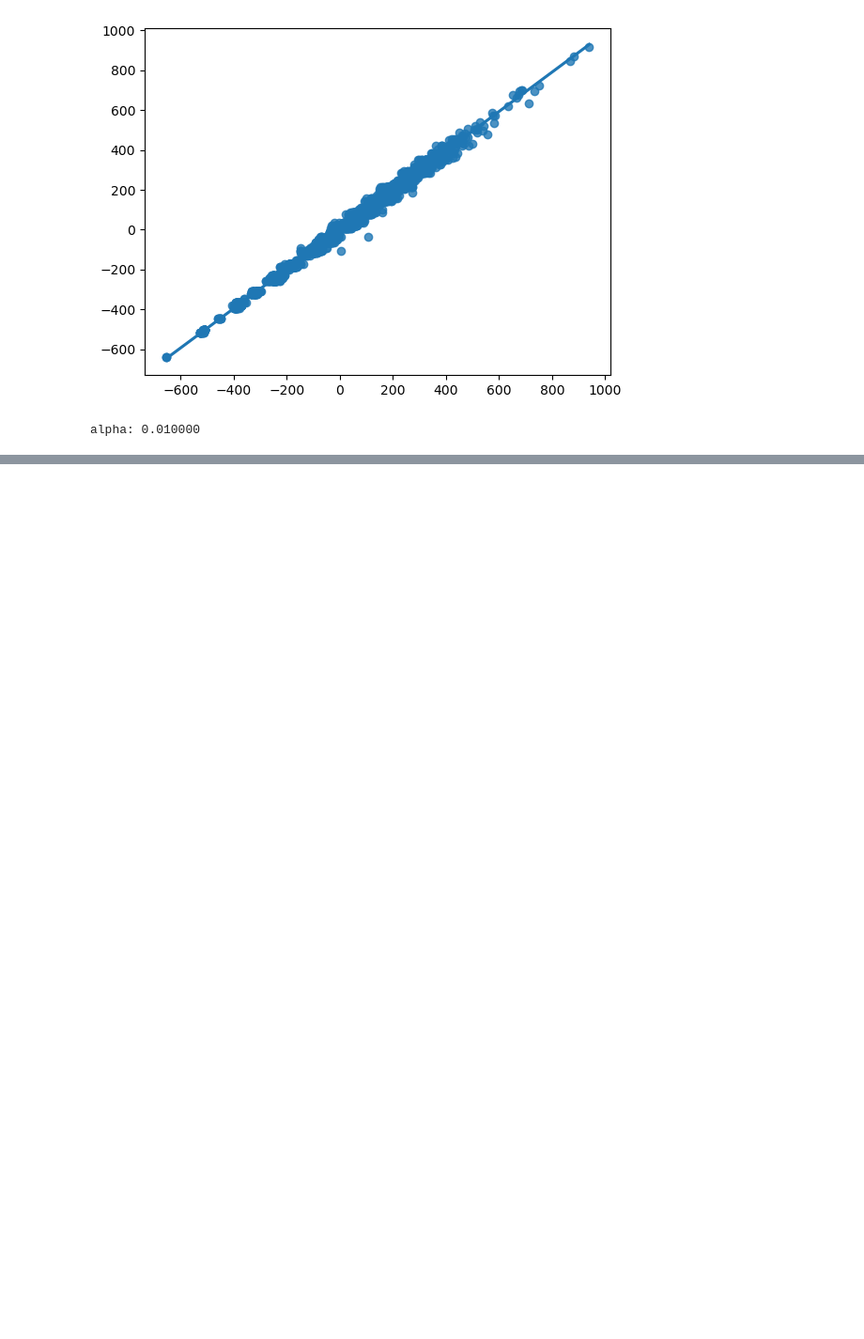
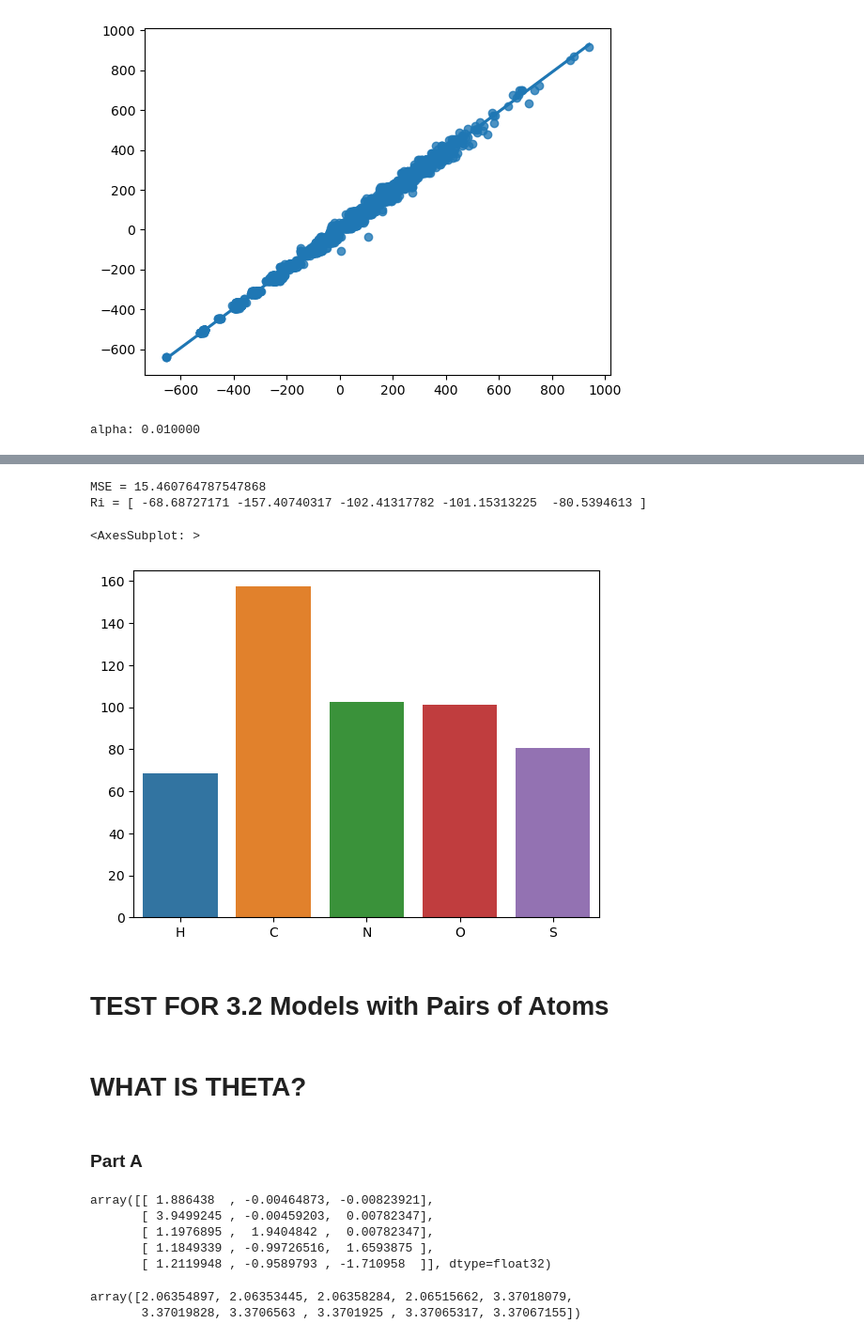
Before and after one commit to jascha-je/LabML4DS, a Jupyter notebook: p2/p2_jascha.ipynb, the cells around one changed output, grey strips where cells are left out. Shown at 94% size. Cells and saved outputs as stored; diff of their text form; code cells hidden in the pictures; blank space fills up the shorter version.

```diff
--- a/p2/p2_jascha.ipynb
+++ b/p2/p2_jascha.ipynb
@@ -261,0 +274,35 @@ alpha: 0.010000
+# %%
+print("MSE =", mean_absolute_error(y_test, model.predict(X_test)))
+print("Ri =", model.coef_)
+# %% [output]
+MSE = 15.460764787547868
+Ri = [ -68.68727171 -157.40740317 -102.41317782 -101.15313225  -80.5394613 ]
+# %%
+sns.barplot(x=["H", "C", "N", "O", "S"], y=-model.coef_)
+# TODO Compare the produced insights with existing chemical knowledge or the literature.
+# %% [output]
+<AxesSubplot: >
+[figure, added]
+# %% [markdown]
+# TEST FOR 3.2 Models with Pairs of Atoms
+# %% [markdown]
+# WHAT IS THETA?
+# %% [markdown]
+### Part A
+# %%
+mol = qm7['R'][0][:5,]
+mol
+# %% [output]
+array([[ 1.886438  , -0.00464873, -0.00823921],
+       [ 3.9499245 , -0.00459203,  0.00782347],
+       [ 1.1976895 ,  1.9404842 ,  0.00782347],
+       [ 1.1849339 , -0.99726516,  1.6593875 ],
+       [ 1.2119948 , -0.9589793 , -1.710958  ]], dtype=float32)
+# %%
+from scipy.spatial.distance import pdist
+
+dist = pdist(mol, metric='euclidean')
+dist
+# %% [output]
+array([2.06354897, 2.06353445, 2.06358284, 2.06515662, 3.37018079,
+       3.37019828, 3.3706563 , 3.3701925 , 3.37065317, 3.37067155])
```
Also changed, not shown: parts of 22 cells of this notebook.
